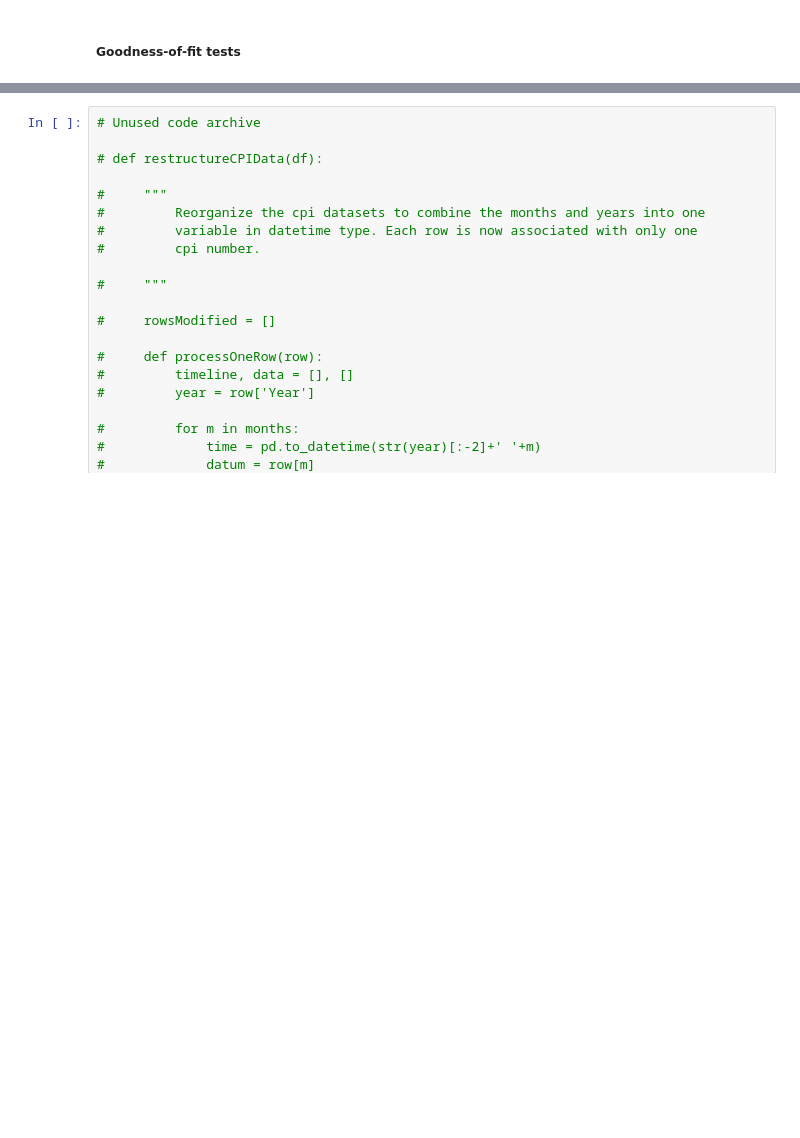
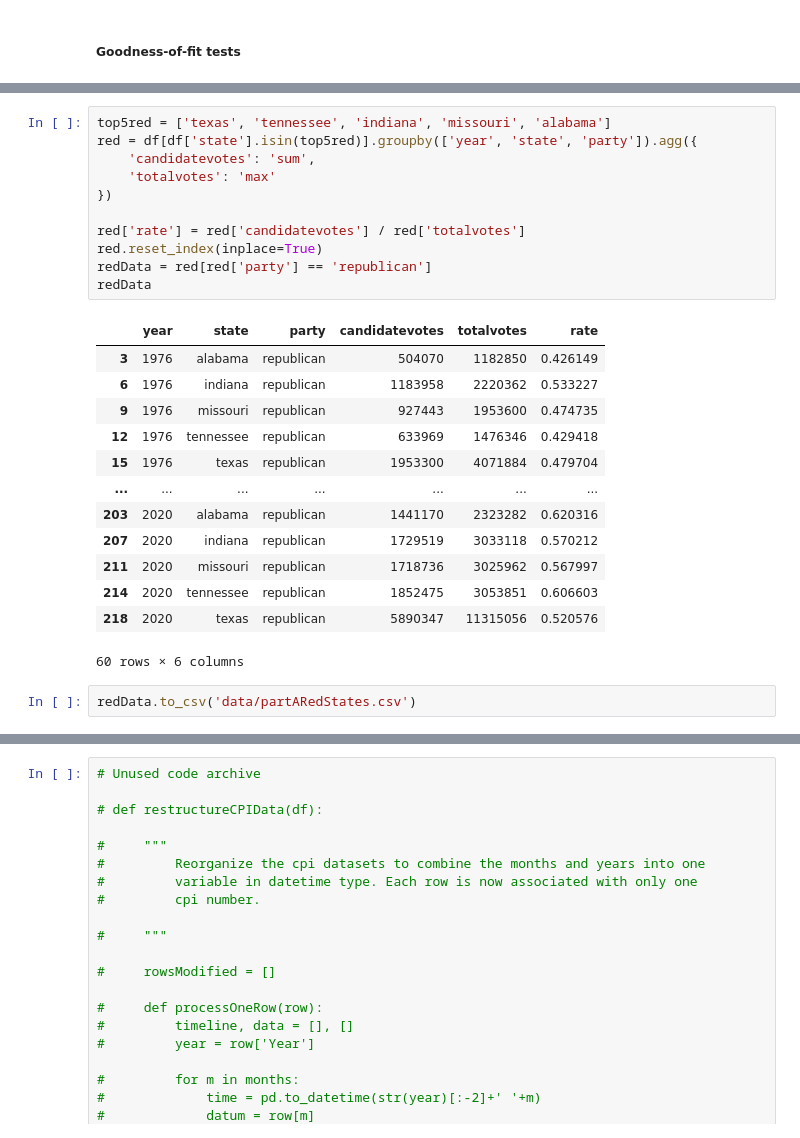
Before and after one commit to pndang/MATH189, a Jupyter notebook: Project/elections-analysis.ipynb, the cells around one changed output, grey strips where cells are left out. Drawn from its saved outputs; the diff is of its cells as text; blank space fills up the shorter version.

```diff
--- a/Project/elections-analysis.ipynb
+++ b/Project/elections-analysis.ipynb
@@ -666,0 +695,27 @@ data
+# %%
+top5red = ['texas', 'tennessee', 'indiana', 'missouri', 'alabama']
+red = df[df['state'].isin(top5red)].groupby(['year', 'state', 'party']).agg({
+    'candidatevotes': 'sum',
+    'totalvotes': 'max'
+})
+
+red['rate'] = red['candidatevotes'] / red['totalvotes']
+red.reset_index(inplace=True)
+redData = red[red['party'] == 'republican']
+redData
+# %% [output]
+|  | year | state | party | candidatevotes | totalvotes | rate |
+| 3 | 1976 | alabama | republican | 504070 | 1182850 | 0.426149 |
+| 6 | 1976 | indiana | republican | 1183958 | 2220362 | 0.533227 |
+| 9 | 1976 | missouri | republican | 927443 | 1953600 | 0.474735 |
+| 12 | 1976 | tennessee | republican | 633969 | 1476346 | 0.429418 |
+| 15 | 1976 | texas | republican | 1953300 | 4071884 | 0.479704 |
+| ... | ... | ... | ... | ... | ... | ... |
+| 203 | 2020 | alabama | republican | 1441170 | 2323282 | 0.620316 |
+| 207 | 2020 | indiana | republican | 1729519 | 3033118 | 0.570212 |
+| 211 | 2020 | missouri | republican | 1718736 | 3025962 | 0.567997 |
+| 214 | 2020 | tennessee | republican | 1852475 | 3053851 | 0.606603 |
+| 218 | 2020 | texas | republican | 5890347 | 11315056 | 0.520576 |
+60 rows × 6 columns
+# %%
+redData.to_csv('data/partARedStates.csv')
```
Also changed, not shown: parts of 10 cells of this notebook, 4 other files.
